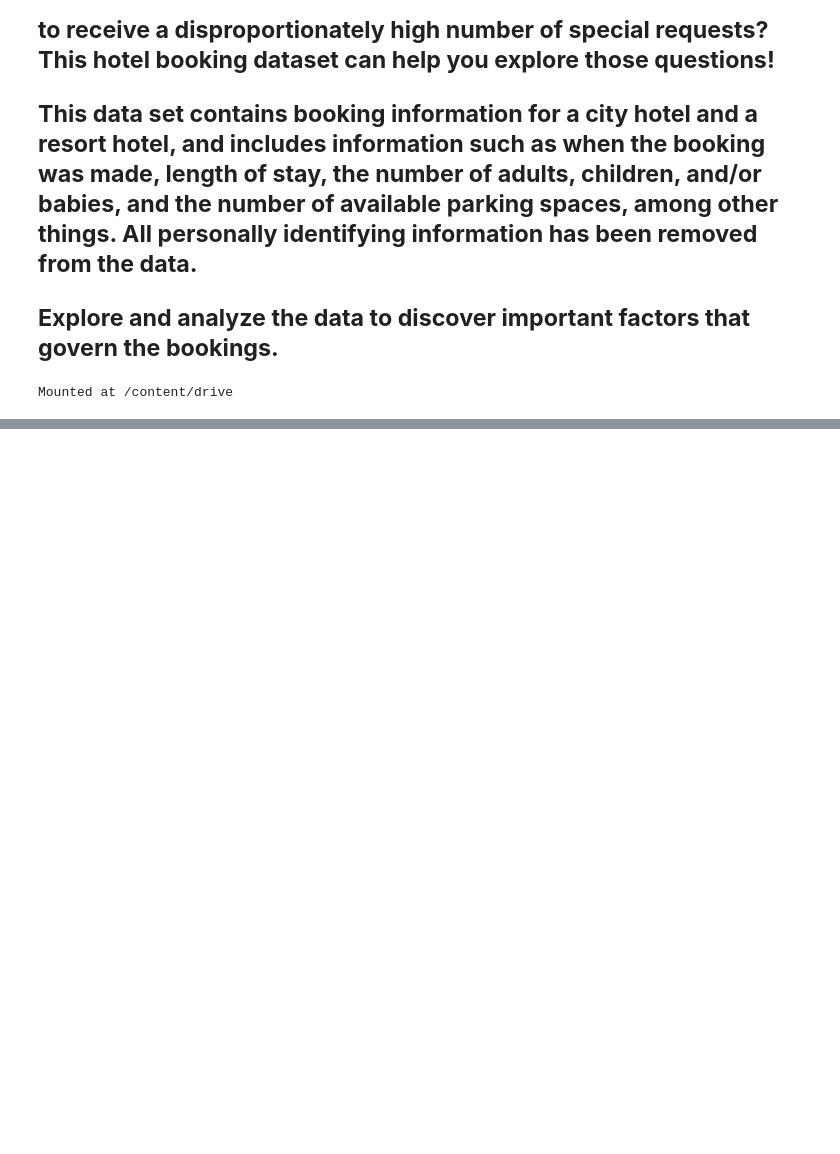
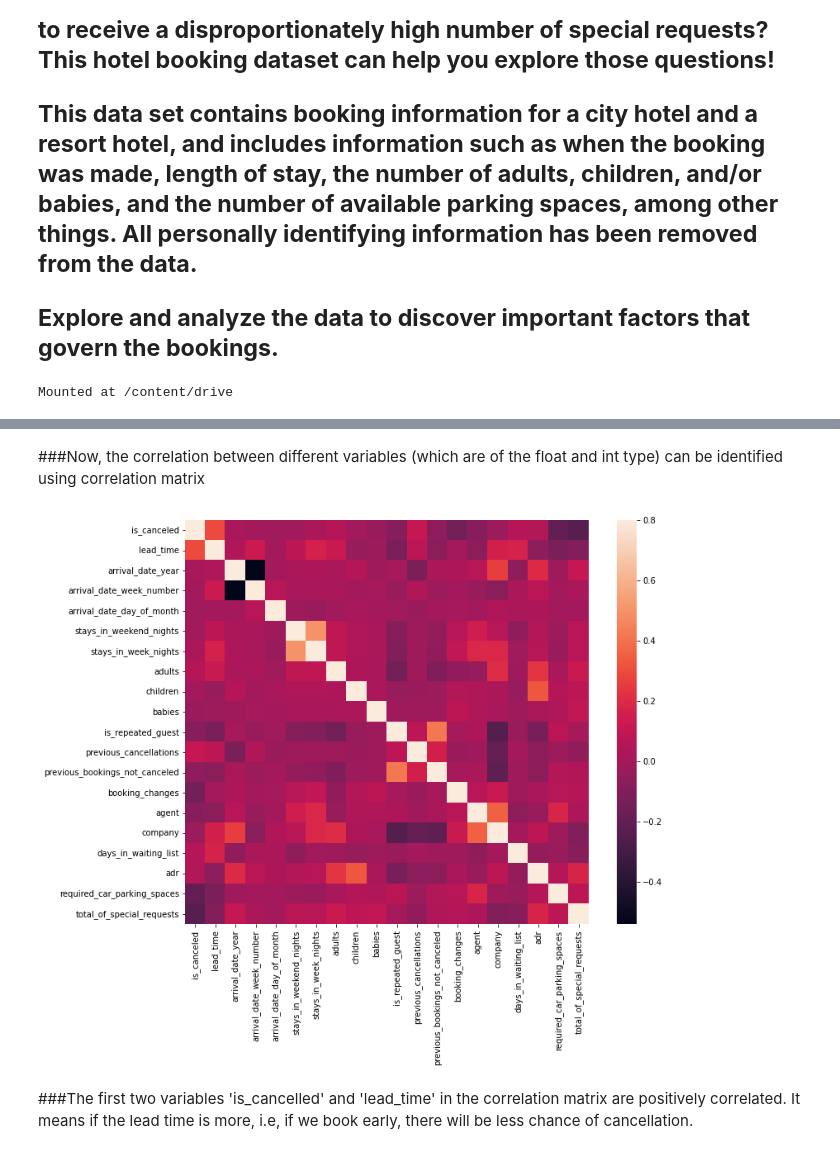
Before and after one commit to Mounikachig/hotel-booking, a Jupyter notebook: Copy_of_Hotel_Booking_Analysis_Capstone_Project.ipynb, the cells around one changed output, grey strips where cells are left out. Saved outputs shown, nothing was run; the diff lists cells and outputs as text; code cells hidden in the pictures; blank space fills up the shorter version.

```diff
--- a/Copy_of_Hotel_Booking_Analysis_Capstone_Project.ipynb
+++ b/Copy_of_Hotel_Booking_Analysis_Capstone_Project.ipynb
@@ -69,0 +67,11 @@ df
+# %% [markdown]
+###Now, the correlation between different variables (which are of the float and int type) can be identified using correlation matrix
+# %%
+#correlation matrix
+corrmat = df.corr()
+f, ax = plt.subplots(figsize=(12, 9))
+sns.heatmap(corrmat, vmax=.8, square=True);
+# %% [output]
+[figure, added]
+# %% [markdown]
+###The first two variables 'is_cancelled' and 'lead_time' in the correlation matrix are positively correlated. It means if the lead time is more, i.e, if we book early, there will be less chance of cancellation.
```
Also changed, not shown: parts of 23 cells of this notebook.
